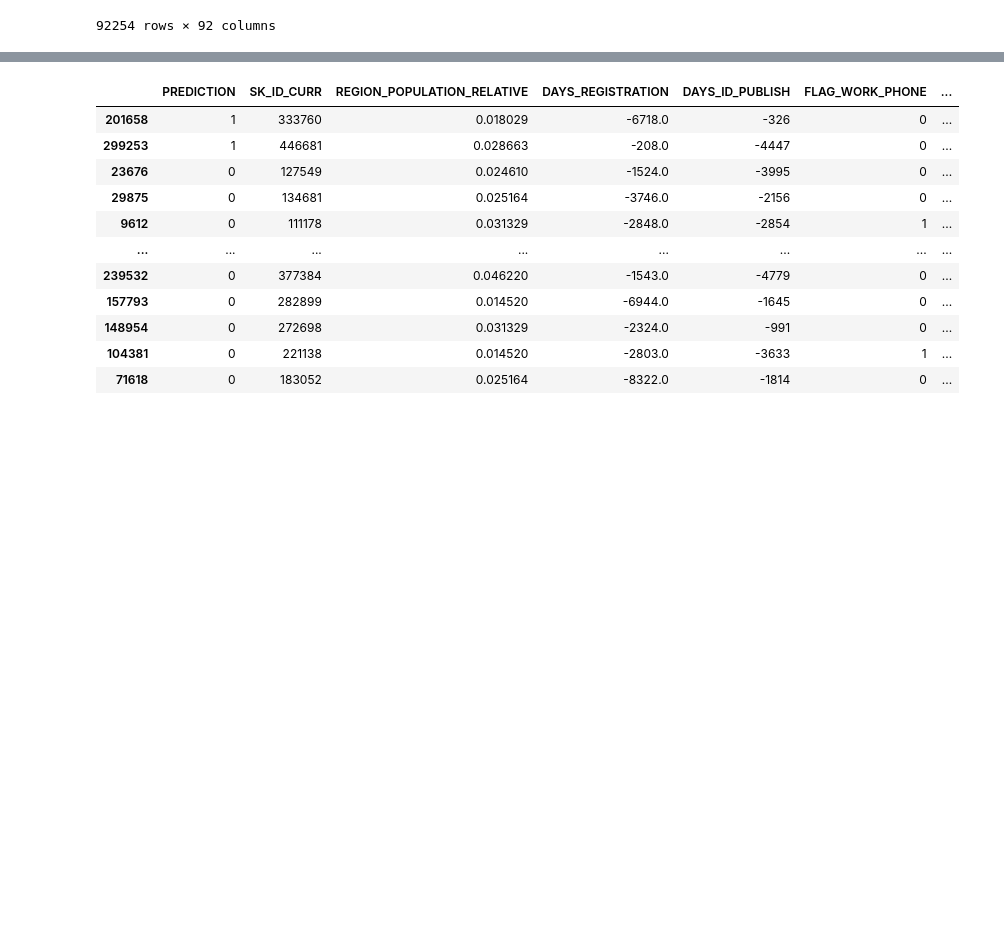
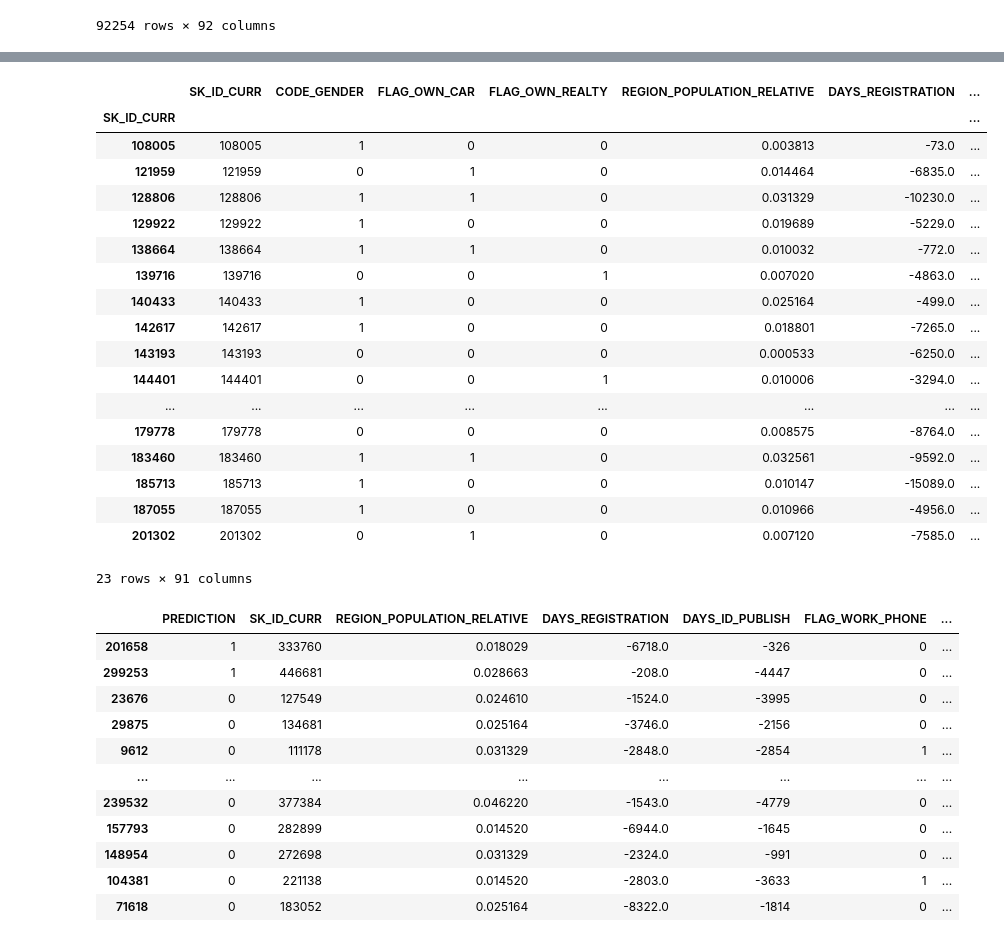
Before and after one commit to SilviaFranze/Project7, a Jupyter notebook: Proj7_OK.ipynb, the cells around one changed output, grey strips where cells are left out. Cells and saved outputs as stored; diff of their text form; code cells hidden in the pictures; blank space fills up the shorter version.

```diff
--- a/Proj7_OK.ipynb
+++ b/Proj7_OK.ipynb
@@ -1873,0 +1976,3 @@ KeyError: '[100950, 103109, 107737, 107776, 108005, 108364, 108778, 110102, 1107
+# %%
+data_strl_notscld_0 = X_test_strl_jnd[lista_features]
+data_strl_notscld_0
@@ -1873,0 +1993,3 @@ KeyError: '[100950, 103109, 107737, 107776, 108005, 108364, 108778, 110102, 1107
+# %%
+data_strl_notscld_1 = data_strl_notscld_0[data_strl_notscld_0['SK_ID_CURR'].isin(index_list)].copy()
+data_strl_notscld_1
@@ -1874,3 +2055,29 @@ KeyError: '[100950, 103109, 107737, 107776, 108005, 108364, 108778, 110102, 1107
+# %%
+data_strl_notscld_1.set_index('SK_ID_CURR', drop=False, inplace=True)
+# %%
+data_strl_notscld_1.sort_index(inplace=True)
+# %%
+data_strl_notscld_1
+# %% [output]
+|  | SK_ID_CURR | CODE_GENDER | FLAG_OWN_CAR | FLAG_OWN_REALTY | REGION_POPULATION_RELATIVE | DAYS_REGISTRATION | ... |
+| SK_ID_CURR |  |  |  |  |  |  | ... |
+| 108005 | 108005 | 1 | 0 | 0 | 0.003813 | -73.0 | ... |
+| 121959 | 121959 | 0 | 1 | 0 | 0.014464 | -6835.0 | ... |
+| 128806 | 128806 | 1 | 1 | 0 | 0.031329 | -10230.0 | ... |
+| 129922 | 129922 | 1 | 0 | 0 | 0.019689 | -5229.0 | ... |
+| 138664 | 138664 | 1 | 1 | 0 | 0.010032 | -772.0 | ... |
+| 139716 | 139716 | 0 | 0 | 1 | 0.007020 | -4863.0 | ... |
+| 140433 | 140433 | 1 | 0 | 0 | 0.025164 | -499.0 | ... |
+| 142617 | 142617 | 1 | 0 | 0 | 0.018801 | -7265.0 | ... |
+| 143193 | 143193 | 0 | 0 | 0 | 0.000533 | -6250.0 | ... |
+| 144401 | 144401 | 0 | 0 | 1 | 0.010006 | -3294.0 | ... |
+| ... | ... | ... | ... | ... | ... | ... | ... |
+| 179778 | 179778 | 0 | 0 | 0 | 0.008575 | -8764.0 | ... |
+| 183460 | 183460 | 1 | 1 | 0 | 0.032561 | -9592.0 | ... |
+| 185713 | 185713 | 1 | 0 | 0 | 0.010147 | -15089.0 | ... |
+| 187055 | 187055 | 1 | 0 | 0 | 0.010966 | -4956.0 | ... |
+| 201302 | 201302 | 0 | 1 | 0 | 0.007120 | -7585.0 | ... |
+23 rows × 91 columns
 # %%
 subset_df_features_strl = X_test_strl_jnd[existing_columns]
 subset_df_features_strl
```
Also changed, not shown: parts of 24 cells of this notebook, 4 other files.
